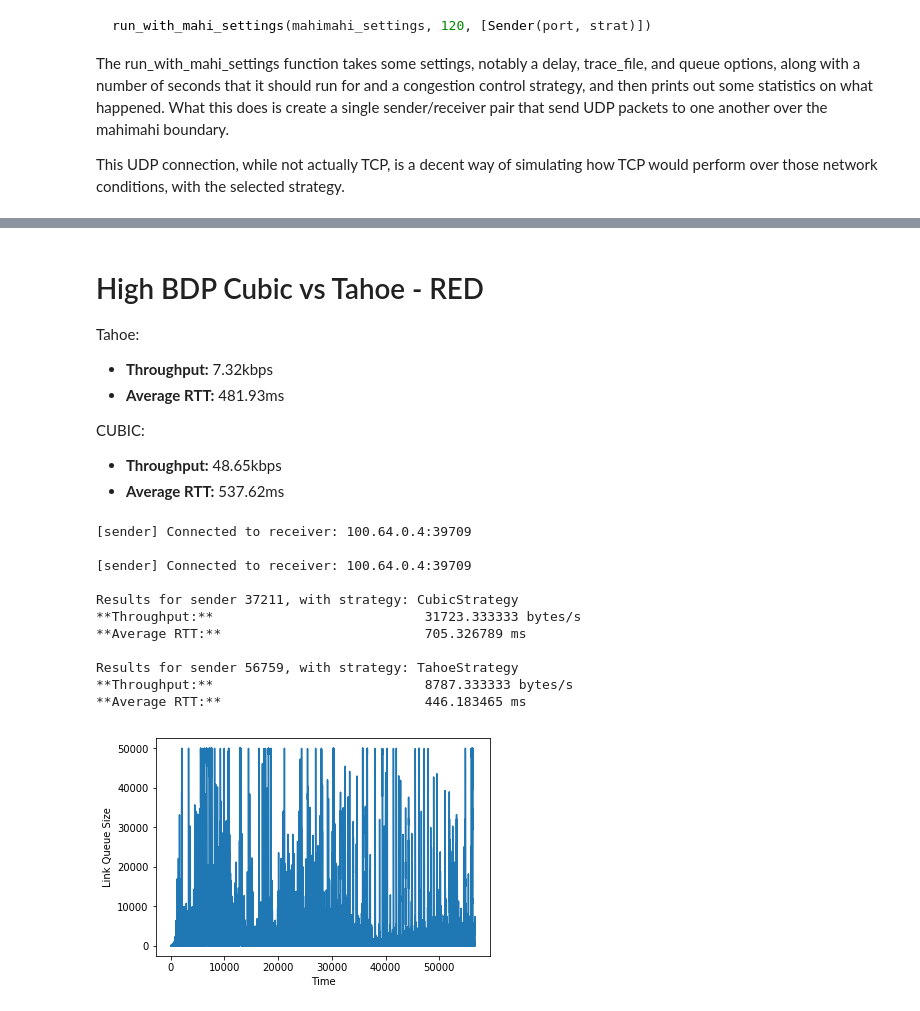
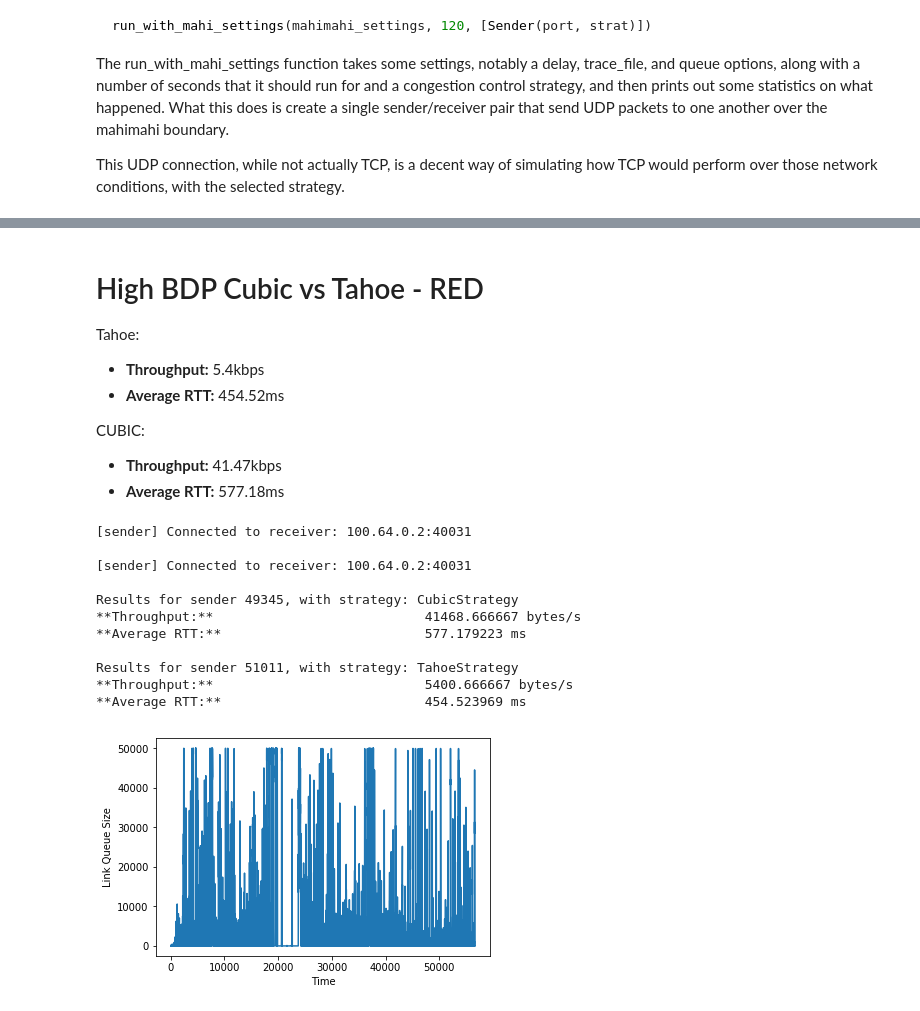
Before and after one commit to squidarth/network-performance-jupyter, a Jupyter notebook: Link-level-Congestion-Control.ipynb, the cells around one changed output, grey strips where cells are left out. Drawn from its saved outputs; the diff is of its cells as text; code cells hidden in the pictures.

```diff
--- a/Link-level-Congestion-Control.ipynb
+++ b/Link-level-Congestion-Control.ipynb
@@ -306,41 +306,41 @@ Results for sender 50055, with strategy: TahoeStrategy
 
 Tahoe:
 
-* **Throughput:** 7.32kbps
-* **Average RTT:** 481.93ms
+* **Throughput:** 5.4kbps
+* **Average RTT:** 454.52ms
 
 CUBIC:
 
-* **Throughput:** 48.65kbps
-* **Average RTT:** 537.62ms
+* **Throughput:** 41.47kbps
+* **Average RTT:** 577.18ms
 # %%
 mahimahi_settings = {
     'delay': 200,
     'trace_file': '5.65mbps.trace',
     'queue_type': 'droptail',
     'downlink_queue_options': {
         'bytes': 50000,
         'wq': 0.002,
         'minthresh': 0.3,
         'maxthresh': 0.8
     }
 }
 
 port1 = get_open_udp_port()
 strat1 = CubicStrategy(4)
 port2 = get_open_udp_port()
-strat2 = TahoeStrategy(10, 1)
+strat2 = TahoeStrategy(300, 1)
 run_with_mahi_settings(mahimahi_settings, 120, [Sender(port1, strat1), Sender(port2, strat2)])
 # %% [output]
-[sender] Connected to receiver: 100.64.0.4:39709
+[sender] Connected to receiver: 100.64.0.2:40031
 
-[sender] Connected to receiver: 100.64.0.4:39709
+[sender] Connected to receiver: 100.64.0.2:40031
 
-Results for sender 37211, with strategy: CubicStrategy
-**Throughput:**                           31723.333333 bytes/s
-**Average RTT:**                          705.326789 ms
+Results for sender 49345, with strategy: CubicStrategy
+**Throughput:**                           41468.666667 bytes/s
+**Average RTT:**                          577.179223 ms
 
-Results for sender 56759, with strategy: TahoeStrategy
-**Throughput:**                           8787.333333 bytes/s
-**Average RTT:**                          446.183465 ms
+Results for sender 51011, with strategy: TahoeStrategy
+**Throughput:**                           5400.666667 bytes/s
+**Average RTT:**                          454.523969 ms
-[figure, old version]
+[figure, new version]
```
Also changed, not shown: parts of 15 cells of this notebook, 3 other files.
